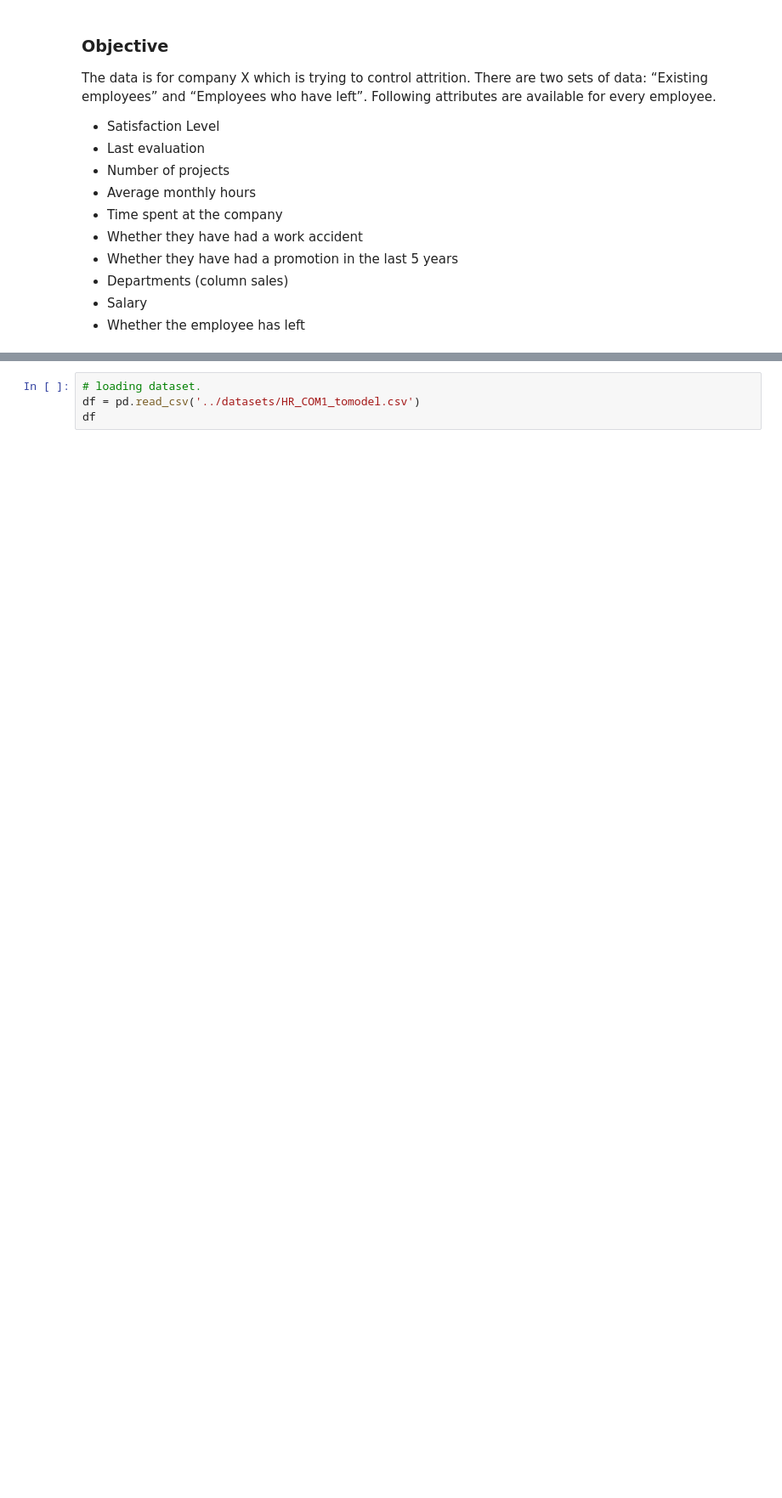
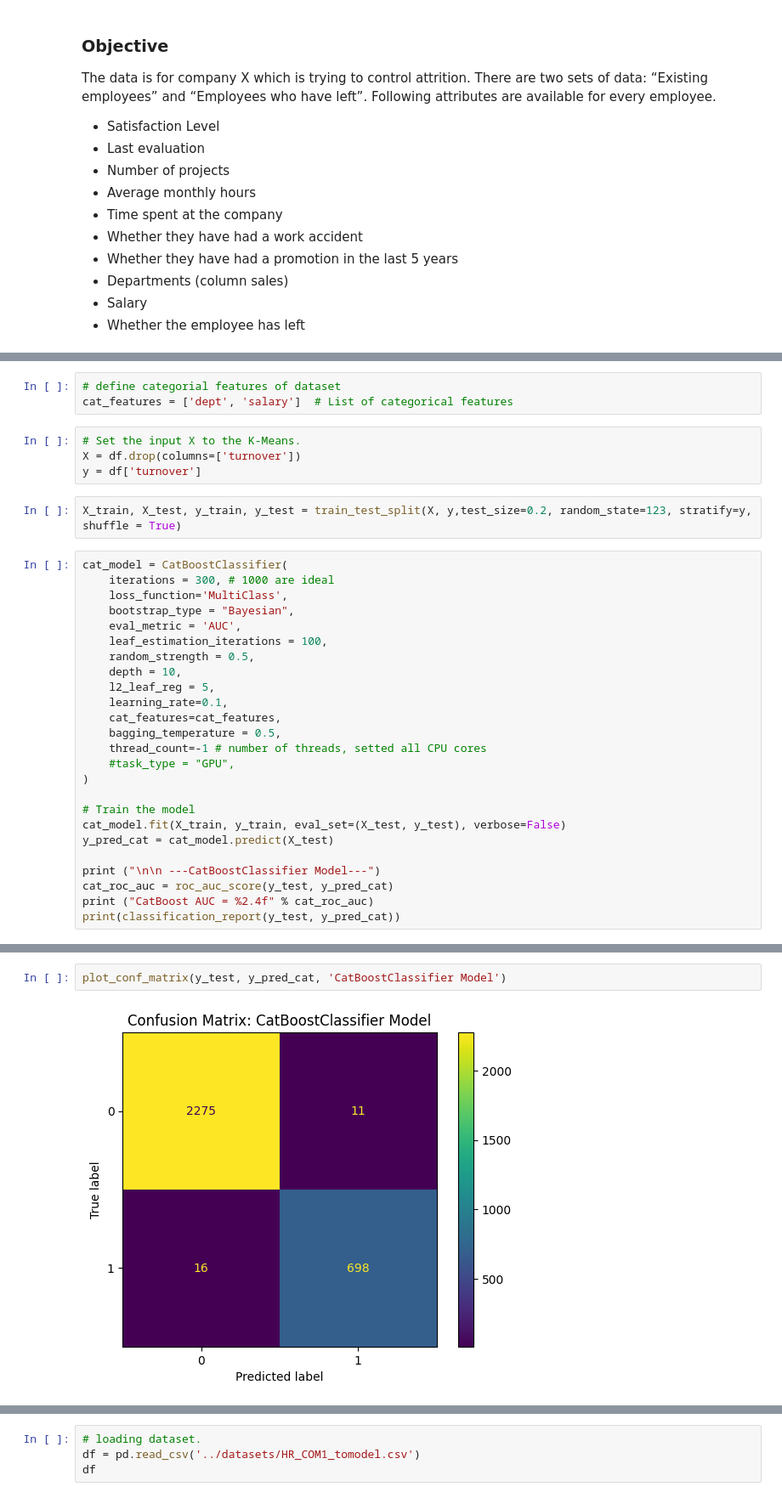
Before and after one commit to andvsilva/programming, a Jupyter notebook: notebooks/explore/bestmodels.ipynb, the cells around one changed output, grey strips where cells are left out. Shown at 85% size. Saved outputs shown, nothing was run; the diff lists cells and outputs as text; blank space fills up the shorter version.

```diff
--- a/notebooks/explore/bestmodels.ipynb
+++ b/notebooks/explore/bestmodels.ipynb
@@ -79,0 +127,34 @@ The data is for company X which is trying to control attrition. There are two se
+# %%
+# define categorial features of dataset
+cat_features = ['dept', 'salary']  # List of categorical features
+# %%
+# Set the input X to the K-Means.
+X = df.drop(columns=['turnover'])
+y = df['turnover']
+# %%
+X_train, X_test, y_train, y_test = train_test_split(X, y,test_size=0.2, random_state=123, stratify=y, shuffle = True)
+# %%
+cat_model = CatBoostClassifier(
+    iterations = 300, # 1000 are ideal
+    loss_function='MultiClass',
+    bootstrap_type = "Bayesian",
+    eval_metric = 'AUC',
+    leaf_estimation_iterations = 100,
+    random_strength = 0.5,
+    depth = 10,
+    l2_leaf_reg = 5,
+    learning_rate=0.1,
+    cat_features=cat_features,
+    bagging_temperature = 0.5,
+    thread_count=-1 # number of threads, setted all CPU cores
+    #task_type = "GPU",
+)
+
+# Train the model
+cat_model.fit(X_train, y_train, eval_set=(X_test, y_test), verbose=False)
+y_pred_cat = cat_model.predict(X_test)
+
+print ("\n\n ---CatBoostClassifier Model---")
+cat_roc_auc = roc_auc_score(y_test, y_pred_cat)
+print ("CatBoost AUC = %2.4f" % cat_roc_auc)
+print(classification_report(y_test, y_pred_cat))
@@ -79,0 +183,4 @@ The data is for company X which is trying to control attrition. There are two se
+# %%
+plot_conf_matrix(y_test, y_pred_cat, 'CatBoostClassifier Model')
+# %% [output]
+[figure, added]
```
Also changed, not shown: parts of 37 cells of this notebook, 11 other files.
